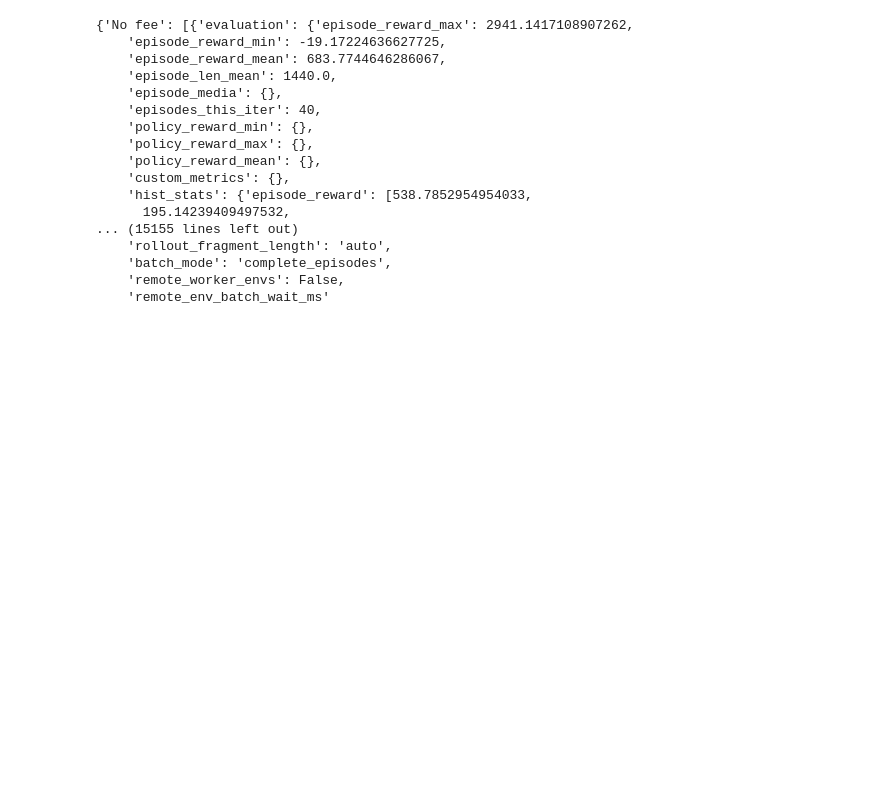
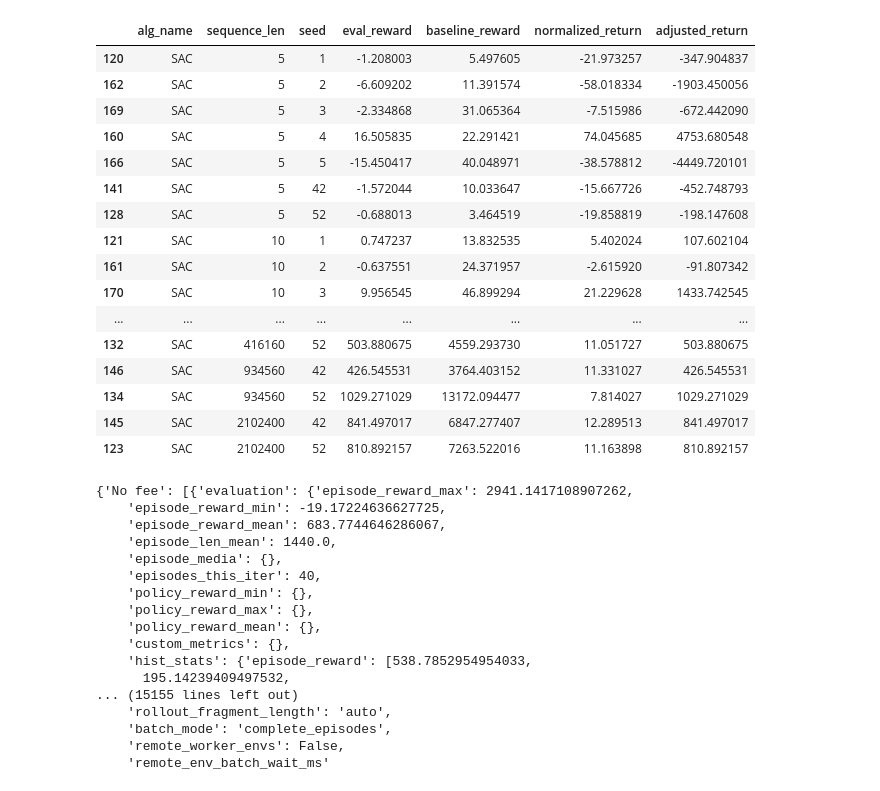
Before and after one commit to Fassty/diploma-thesis, a Jupyter notebook: notebooks/policy evaluation.ipynb, the cells around one changed output. Cells and saved outputs as stored; diff of their text form; code cells hidden in the pictures; blank space fills up the shorter version.

```diff
--- a/notebooks/policy evaluation.ipynb
+++ b/notebooks/policy evaluation.ipynb
@@ -267,3 +307,23 @@ df.to_csv('evaluation_results.csv')
+# %%
+display(df[df['alg_name'] == 'SAC'])
+# %% [output]
+|  | alg_name | sequence_len | seed | eval_reward | baseline_reward | normalized_return | adjusted_return |
+| 120 | SAC | 5 | 1 | -1.208003 | 5.497605 | -21.973257 | -347.904837 |
+| 162 | SAC | 5 | 2 | -6.609202 | 11.391574 | -58.018334 | -1903.450056 |
+| 169 | SAC | 5 | 3 | -2.334868 | 31.065364 | -7.515986 | -672.442090 |
+| 160 | SAC | 5 | 4 | 16.505835 | 22.291421 | 74.045685 | 4753.680548 |
+| 166 | SAC | 5 | 5 | -15.450417 | 40.048971 | -38.578812 | -4449.720101 |
+| 141 | SAC | 5 | 42 | -1.572044 | 10.033647 | -15.667726 | -452.748793 |
+| 128 | SAC | 5 | 52 | -0.688013 | 3.464519 | -19.858819 | -198.147608 |
+| 121 | SAC | 10 | 1 | 0.747237 | 13.832535 | 5.402024 | 107.602104 |
+| 161 | SAC | 10 | 2 | -0.637551 | 24.371957 | -2.615920 | -91.807342 |
+| 170 | SAC | 10 | 3 | 9.956545 | 46.899294 | 21.229628 | 1433.742545 |
+| ... | ... | ... | ... | ... | ... | ... | ... |
+| 132 | SAC | 416160 | 52 | 503.880675 | 4559.293730 | 11.051727 | 503.880675 |
+| 146 | SAC | 934560 | 42 | 426.545531 | 3764.403152 | 11.331027 | 426.545531 |
+| 134 | SAC | 934560 | 52 | 1029.271029 | 13172.094477 | 7.814027 | 1029.271029 |
+| 145 | SAC | 2102400 | 42 | 841.497017 | 6847.277407 | 12.289513 | 841.497017 |
+| 123 | SAC | 2102400 | 52 | 810.892157 | 7263.522016 | 11.163898 | 810.892157 |
 # %%
 def load_eval_results(path):
     eval_results = []
```
Also changed, not shown: parts of 4 cells of this notebook, 2 other files.
